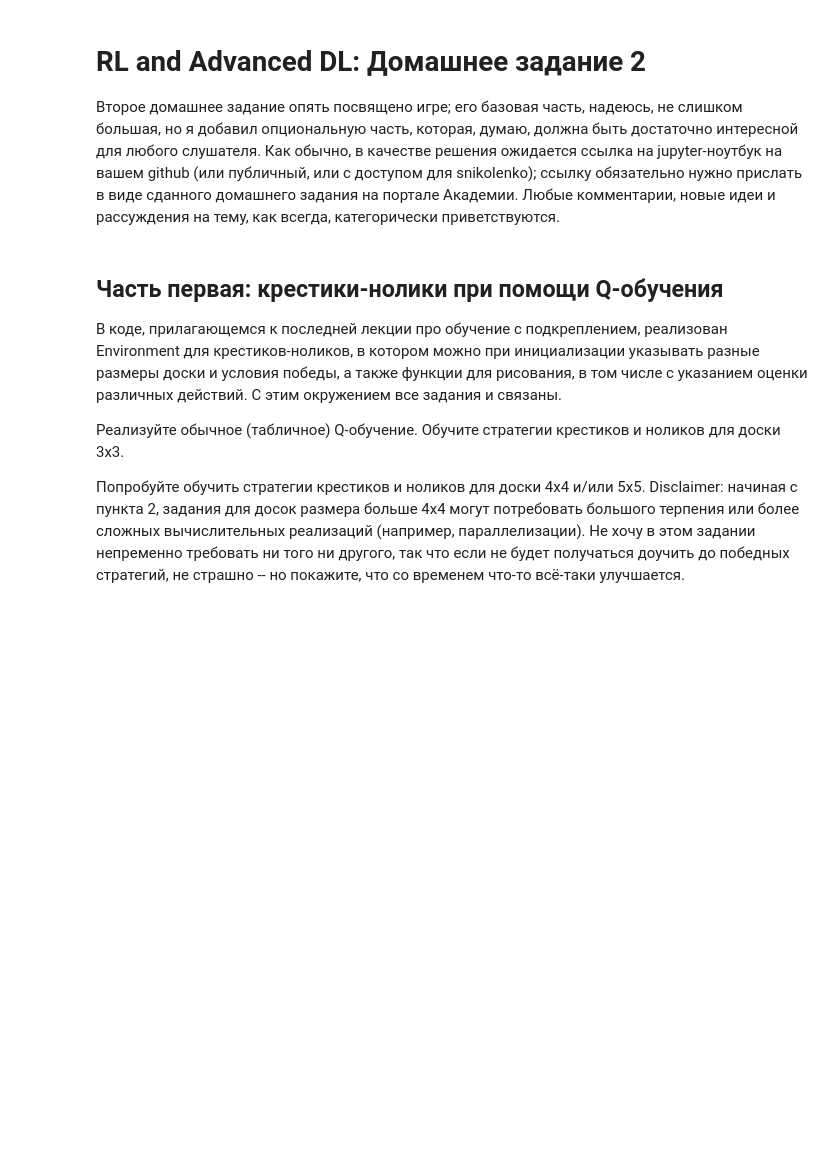
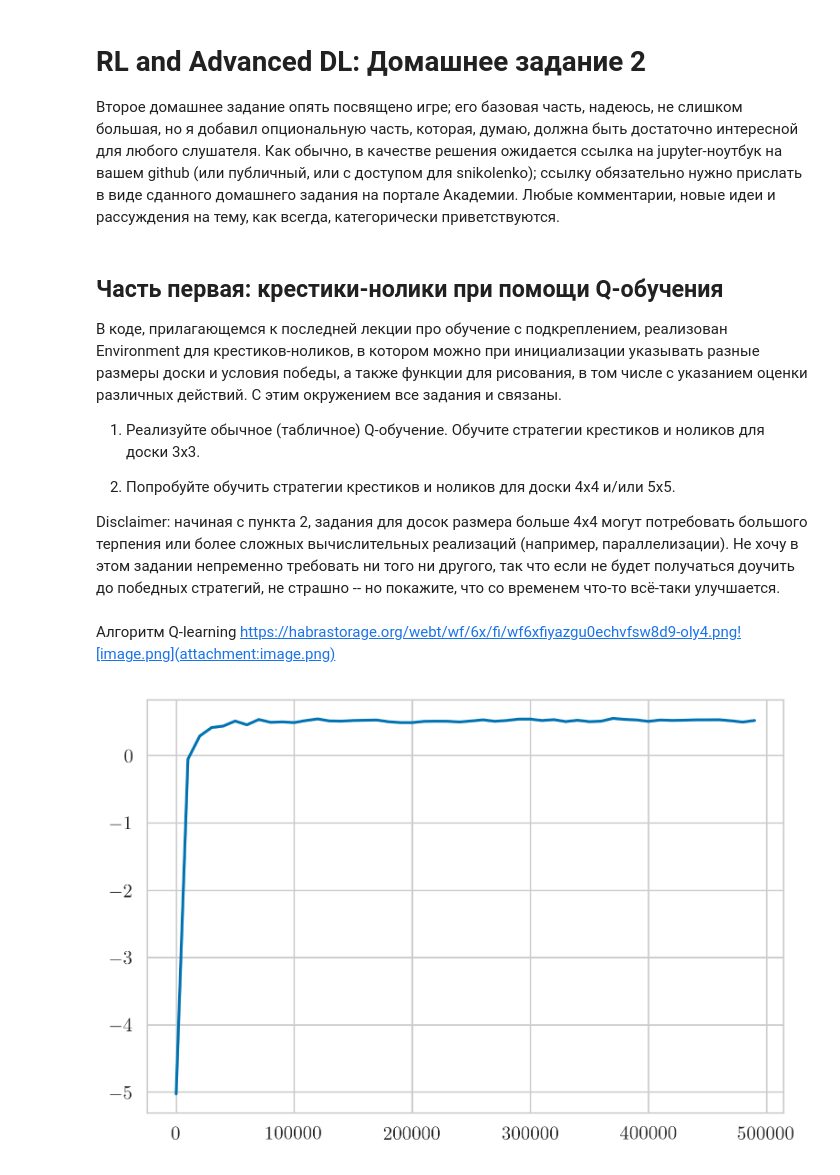
Before and after one commit to MikhailYeka/adv_rl_hws, a Jupyter notebook: hw2.ipynb, the cells around one changed output. Cells and saved outputs as stored; diff of their text form; code cells hidden in the pictures; blank space fills up the shorter version.

```diff
--- a/hw2.ipynb
+++ b/hw2.ipynb
@@ -7,7 +209,38 @@
 
 В коде, прилагающемся к последней лекции про обучение с подкреплением, реализован Environment для крестиков-ноликов, в котором можно при инициализации указывать разные размеры доски и условия победы, а также функции для рисования, в том числе с указанием оценки различных действий. С этим окружением все задания и связаны.
 
-Реализуйте обычное (табличное) Q-обучение. Обучите стратегии крестиков и ноликов для доски 3х3.
+1. Реализуйте обычное (табличное) Q-обучение. Обучите стратегии крестиков и ноликов для доски 3х3.
 
-Попробуйте обучить стратегии крестиков и ноликов для доски 4х4 и/или 5х5.
+2. Попробуйте обучить стратегии крестиков и ноликов для доски 4х4 и/или 5х5.
+
 Disclaimer: начиная с пункта 2, задания для досок размера больше 4х4 могут потребовать большого терпения или более сложных вычислительных реализаций (например, параллелизации). Не хочу в этом задании непременно требовать ни того ни другого, так что если не будет получаться доучить до победных стратегий, не страшно -- но покажите, что со временем что-то всё-таки улучшается.
+# %% [markdown]
+Алгоритм Q-learning
+https://habrastorage.org/webt/wf/6x/fi/wf6xfiyazgu0echvfsw8d9-oly4.png![image.png](attachment:image.png)
+# %%
+def find_best_action(env: gym.Env, actions: np.array) -> Any:
+    action_no = np.argmax(actions)
+    return env.action_from_int(action_no)
+
+
+def get_random_action(env: gym.Env):
+    return random.choice(env.getEmptySpaces())
+
+
+def eps_greedy_policy(
+    env: gym.Env,
+    Q: Dict[int, Dict[int, float]],
+    epsilon: float = 0.5,
+    *args, **kwargs,
+):
+    """
+    Eps greedy strategy
+    """
+    state = env.getState()
+    state = (state[0], state[2])
+    if random.random() > epsilon:
+        return find_best_action(env, Q[state])
+    else:
+        return get_random_action(env)
+# %%
+random_policy = lambda env: eps_greedy_policy(env, {}, 1.0)
@@ -13,0 +328,5 @@ Disclaimer: начиная с пункта 2, задания для досок
+# %%
+q_learning = Q_learning(env=TicTacToe(), n_episodes=500_000)
+q_learning.play_all_episodes()
+# %% [output]
+[figure, added]
```
Also changed, not shown: parts of 20 cells of this notebook.
